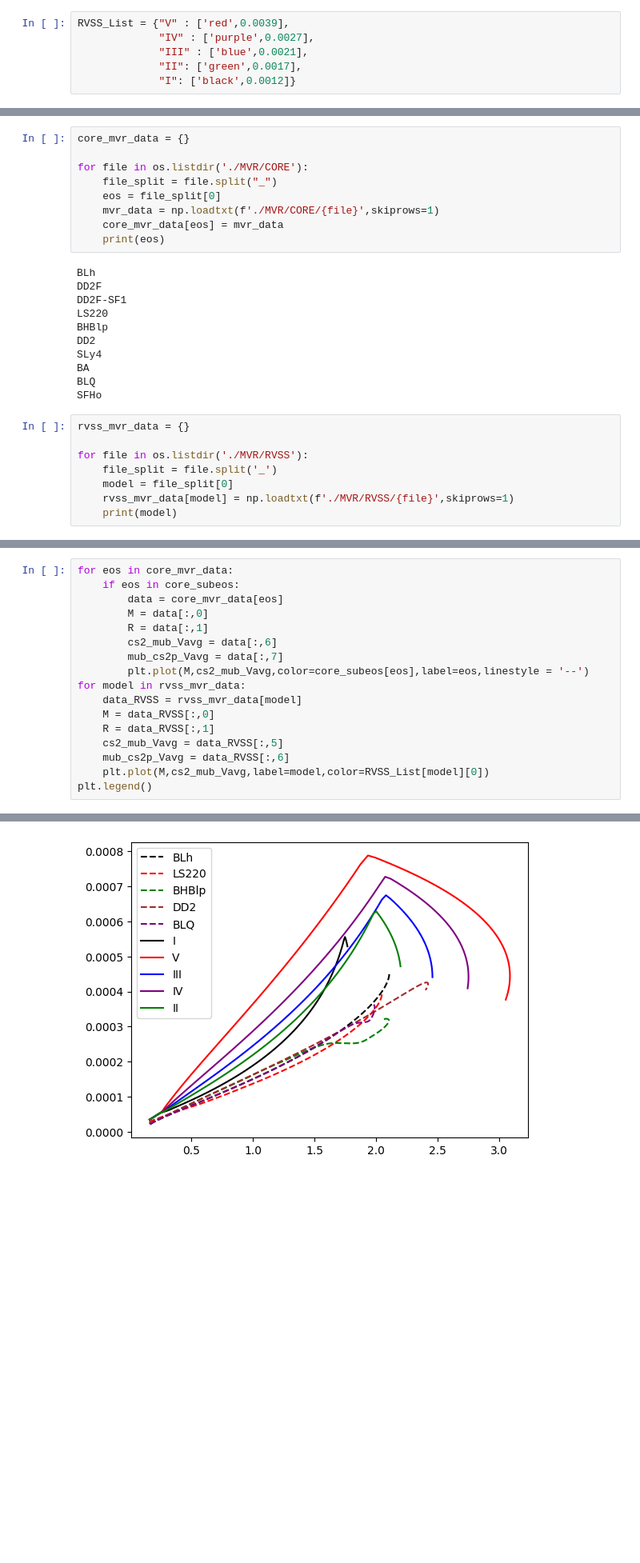
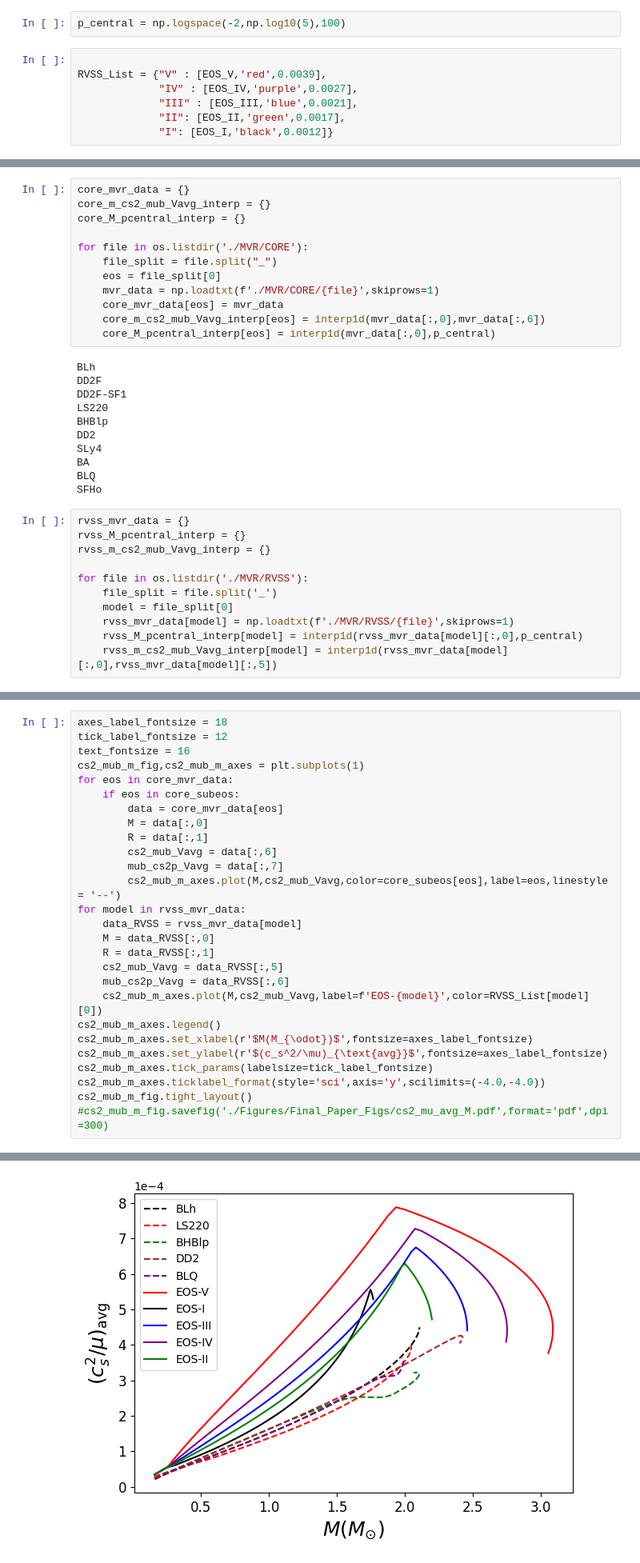
Before and after one commit to astro-man98/High_Density_Sound_Speed, a Jupyter notebook: cs2_mf2_analysis.ipynb, the cells around one changed output, grey strips where cells are left out. Shown at 80% size. Cells and saved outputs as stored; diff of their text form; blank space fills up the shorter version.

```diff
--- a/cs2_mf2_analysis.ipynb
+++ b/cs2_mf2_analysis.ipynb
@@ -23,12 +97,15 @@ core_subeos = {
               "BLQ": "purple",
               "BLh": "black",
               "LS220": "red"}
+# %%
+p_central = np.logspace(-2,np.log10(5),100)
 # %%
-RVSS_List = {"V" : ['red',0.0039],
-             "IV" : ['purple',0.0027],
-             "III" : ['blue',0.0021],
-             "II": ['green',0.0017],
-             "I": ['black',0.0012]}
+
+RVSS_List = {"V" : [EOS_V,'red',0.0039],
+             "IV" : [EOS_IV,'purple',0.0027],
+             "III" : [EOS_III,'blue',0.0021],
+             "II": [EOS_II,'green',0.0017],
+             "I": [EOS_I,'black',0.0012]}
 # %%
 RVSS_f2_list_1p4 = np.asarray([2.3183139534883717, 2.935739436619718, 0.7318230115361263, 0.7441348973607038])
 RVSS_f2_list_1p3 = np.asarray([2.2601524758454103, 2.837993421052632, 3.1352294608472397, 0.71104410331384, 2.5674536256323774])
@@ -39,13 +116,16 @@ RVSS_Mf2_list_1p4 = (2.8)*(RVSS_f2_list_1p4)*1000/freq_code_u_to_hz
 RVSS_Mf2_list_1p35 = (2.7)*(RVSS_f2_list_1p35)*1000/freq_code_u_to_hz
 # %%
 core_mvr_data = {}
+core_m_cs2_mub_Vavg_interp = {}
+core_M_pcentral_interp = {}
 
 for file in os.listdir('./MVR/CORE'):
     file_split = file.split("_")
     eos = file_split[0]
     mvr_data = np.loadtxt(f'./MVR/CORE/{file}',skiprows=1)
     core_mvr_data[eos] = mvr_data
-    print(eos)
+    core_m_cs2_mub_Vavg_interp[eos] = interp1d(mvr_data[:,0],mvr_data[:,6])
+    core_M_pcentral_interp[eos] = interp1d(mvr_data[:,0],p_central)
 # %% [output]
 BLh
 DD2F
@@ -59,9 +139,12 @@ BLQ
 SFHo
 # %%
 rvss_mvr_data = {}
+rvss_M_pcentral_interp = {}
+rvss_m_cs2_mub_Vavg_interp = {}
 
 for file in os.listdir('./MVR/RVSS'):
     file_split = file.split('_')
     model = file_split[0]
     rvss_mvr_data[model] = np.loadtxt(f'./MVR/RVSS/{file}',skiprows=1)
-    print(model)
+    rvss_M_pcentral_interp[model] = interp1d(rvss_mvr_data[model][:,0],p_central)
+    rvss_m_cs2_mub_Vavg_interp[model] = interp1d(rvss_mvr_data[model][:,0],rvss_mvr_data[model][:,5])
@@ -74,4 +202,8 @@ II
 # %%
+axes_label_fontsize = 18
+tick_label_fontsize = 12
+text_fontsize = 16
+cs2_mub_m_fig,cs2_mub_m_axes = plt.subplots(1)
 for eos in core_mvr_data:
     if eos in core_subeos:
         data = core_mvr_data[eos]
@@ -79,13 +211,19 @@ for eos in core_mvr_data:
         R = data[:,1]
         cs2_mub_Vavg = data[:,6]
         mub_cs2p_Vavg = data[:,7]
-        plt.plot(M,cs2_mub_Vavg,color=core_subeos[eos],label=eos,linestyle = '--')
+        cs2_mub_m_axes.plot(M,cs2_mub_Vavg,color=core_subeos[eos],label=eos,linestyle = '--')
 for model in rvss_mvr_data:
     data_RVSS = rvss_mvr_data[model]
     M = data_RVSS[:,0]
     R = data_RVSS[:,1]
     cs2_mub_Vavg = data_RVSS[:,5]
     mub_cs2p_Vavg = data_RVSS[:,6]
-    plt.plot(M,cs2_mub_Vavg,label=model,color=RVSS_List[model][0])
-plt.legend()
+    cs2_mub_m_axes.plot(M,cs2_mub_Vavg,label=f'EOS-{model}',color=RVSS_List[model][0])
+cs2_mub_m_axes.legend()
+cs2_mub_m_axes.set_xlabel(r'$M(M_{\odot})$',fontsize=axes_label_fontsize)
+cs2_mub_m_axes.set_ylabel(r'$(c_s^2/\mu)_{\text{avg}}$',fontsize=axes_label_fontsize)
+cs2_mub_m_axes.tick_params(labelsize=tick_label_fontsize)
+cs2_mub_m_axes.ticklabel_format(style='sci',axis='y',scilimits=(-4.0,-4.0))
+cs2_mub_m_fig.tight_layout()
+#cs2_mub_m_fig.savefig('./Figures/Final_Paper_Figs/cs2_mu_avg_M.pdf',format='pdf',dpi=300)
 # %% [output]
@@ -93,4 +230,4 @@ plt.legend()
-[figure, old version]
+[figure, new version]
 # %%
 cs2p_mub_fig,csp_mub_axes = plt.subplots()
 for eos in core_mvr_data:
```
Also changed, not shown: parts of 36 cells of this notebook, 26 other files.
